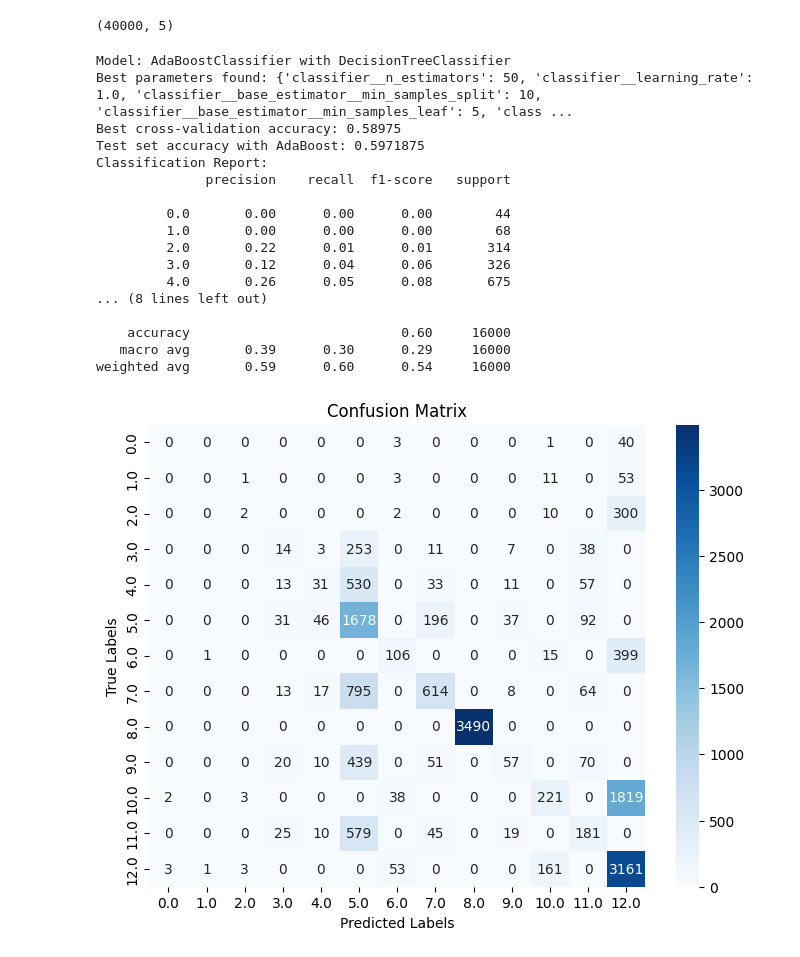
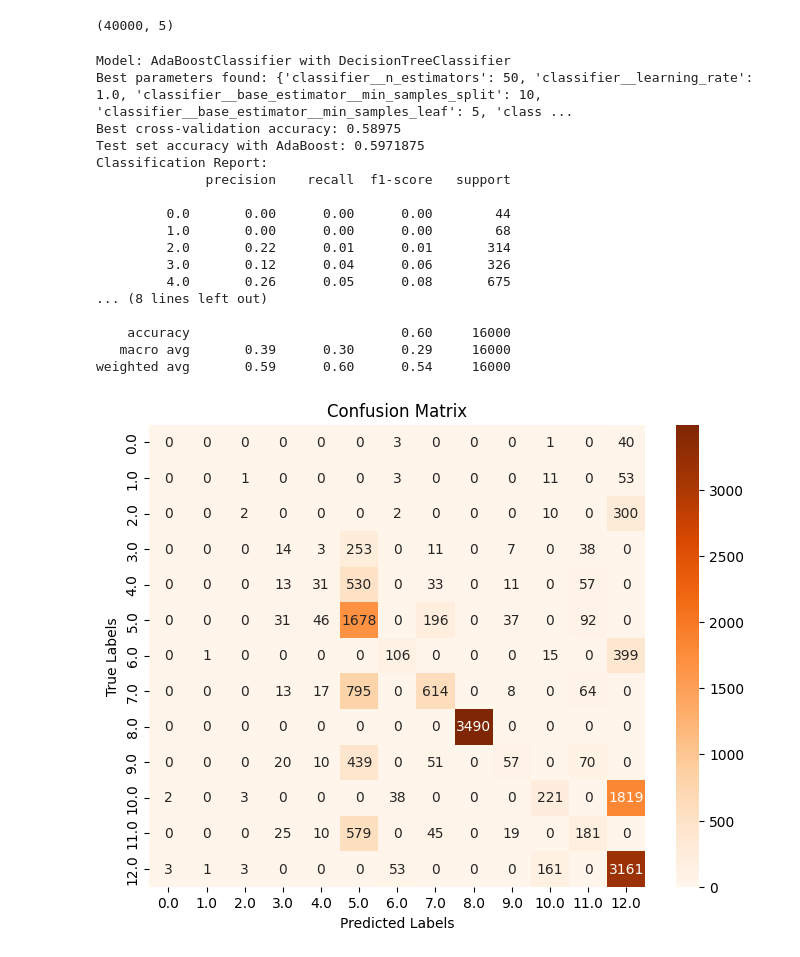
Before and after one commit to VajinderKaur/TheSparksFoundation_Task2, a Jupyter notebook: Decision_Tree_Algorithm.ipynb, the cells around one changed output. Cells and saved outputs as stored; diff of their text form; code cells hidden in the pictures.

```diff
--- a/Decision_Tree_Algorithm.ipynb
+++ b/Decision_Tree_Algorithm.ipynb
@@ -95,9 +95,9 @@ def extract_sentiment_scores(text):
 df['neg_score'], df['neu_score'], df['pos_score'] = zip(*df['content'].map(extract_sentiment_scores))
 
 def map_sentiment_category(sentiment):
-    if sentiment in ['anger', 'boredom', 'empty', 'hate', 'sadness', 'worry']:
+    if sentiment in ['anger', 'hate', 'sadness', 'worry', 'boredom', 'empty']:
         return 'negative'
-    elif sentiment == 'neutral':
+    elif sentiment in ['neutral']:
         return 'neutral'
     else:
         return 'positive'
@@ -282,7 +282,6 @@ param_grid = {
 from tqdm import tqdm
 import joblib
 from contextlib import contextmanager
-from sklearn.model_selection import train_test_split, RandomizedSearchCV
 
 # Context manager for joblib with tqdm
 @contextmanager
@@ -323,33 +322,33 @@ print(f'Test set accuracy with AdaBoost: {test_accuracy}')
 print("Classification Report:")
 print(classification_report(y_test, y_pred))
 
 # Generate the confusion matrix
 cm = confusion_matrix(y_test, y_pred)
 
 # Plotting the confusion matrix
 plt.figure(figsize=(8, 6))
-sns.heatmap(cm, annot=True, fmt='d', cmap='Blues', xticklabels=best_model.classes_, yticklabels=best_model.classes_)
+sns.heatmap(cm, annot=True, fmt='d', cmap='Oranges', xticklabels=best_model.classes_, yticklabels=best_model.classes_)
 plt.title('Confusion Matrix')
 plt.xlabel('Predicted Labels')
 plt.ylabel('True Labels')
 plt.show()
 # %% [output]
 Model: AdaBoostClassifier with DecisionTreeClassifier
 Best parameters found: {'classifier__n_estimators': 50, 'classifier__learning_rate': 1.0, 'classifier__base_estimator__min_samples_split': 10, 'classifier__base_estimator__min_samples_leaf': 5, 'class ...
 Best cross-validation accuracy: 0.58975
 Test set accuracy with AdaBoost: 0.5971875
 Classification Report:
               precision    recall  f1-score   support
 
          0.0       0.00      0.00      0.00        44
          1.0       0.00      0.00      0.00        68
          2.0       0.22      0.01      0.01       314
          3.0       0.12      0.04      0.06       326
          4.0       0.26      0.05      0.08       675
 ... (8 lines left out)
 
     accuracy                           0.60     16000
    macro avg       0.39      0.30      0.29     16000
 weighted avg       0.59      0.60      0.54     16000
-[figure, old version]
+[figure, new version]
 # %%
```
Also changed, not shown: parts of 3 cells of this notebook.
